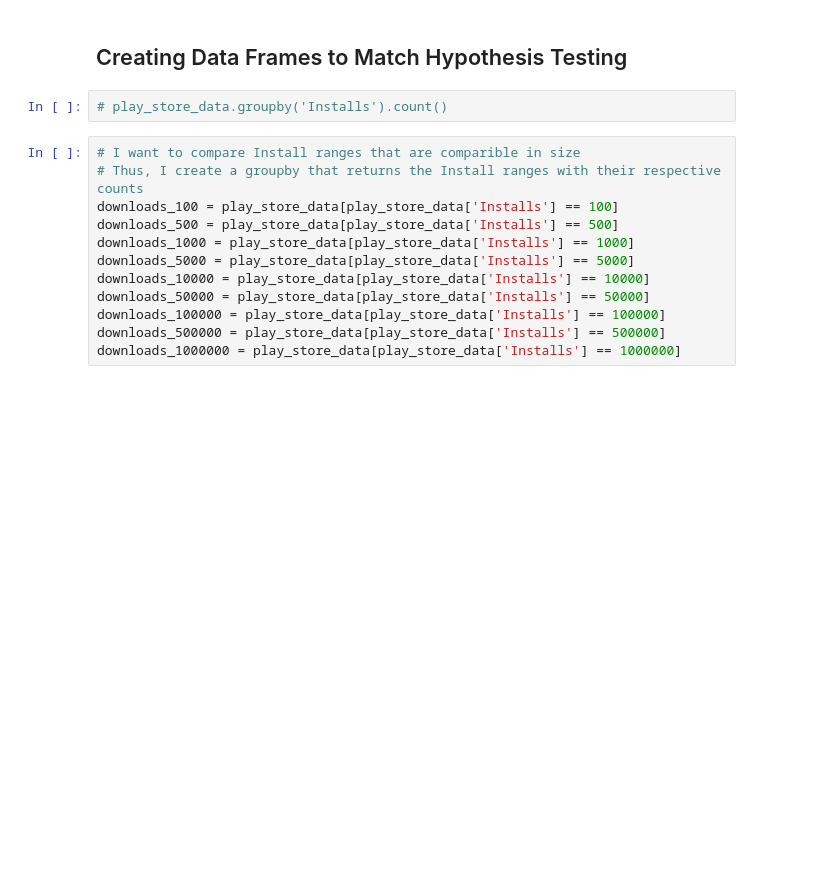
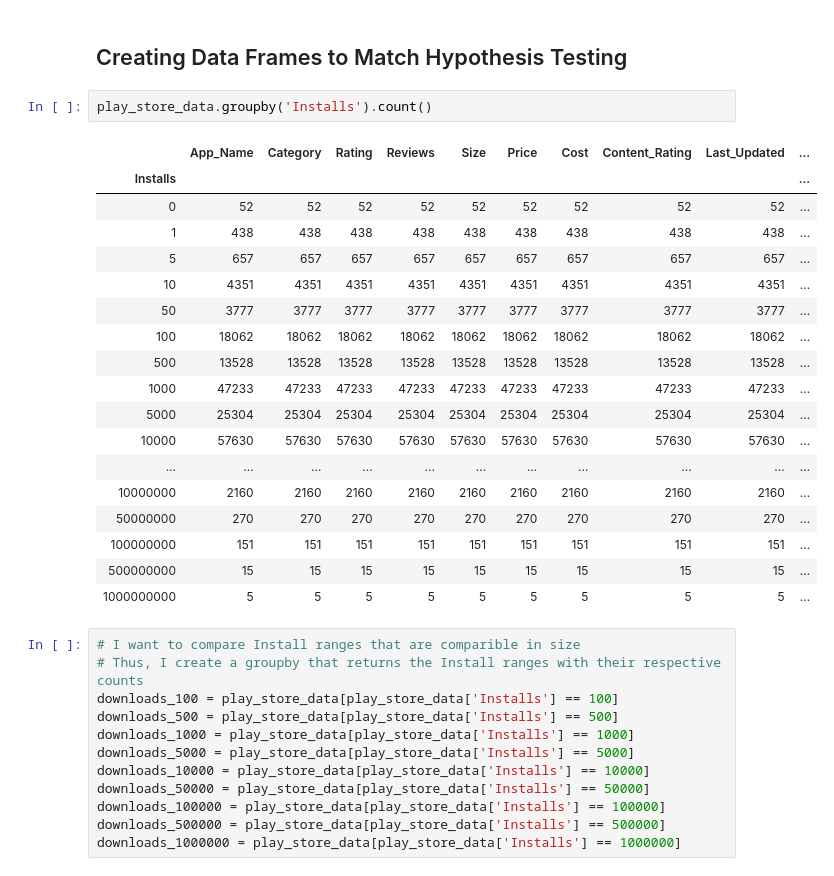
Before and after one commit to ZacharyVillarreal/Google-Play-Store-Download-Analysis, a Jupyter notebook: src/Hypothesis_Testing.ipynb, the cells around one changed output. Drawn from its saved outputs; the diff is of its cells as text; blank space fills up the shorter version.

```diff
--- a/src/Hypothesis_Testing.ipynb
+++ b/src/Hypothesis_Testing.ipynb
@@ -30,7 +30,26 @@ play_store_data.drop(play_store_data.columns[
 # %% [markdown]
 ## Creating Data Frames to Match Hypothesis Testing
 # %%
-# play_store_data.groupby('Installs').count()
+play_store_data.groupby('Installs').count()
+# %% [output]
+|  | App_Name | Category | Rating | Reviews | Size | Price | Cost | Content_Rating | Last_Updated | ... |
+| Installs |  |  |  |  |  |  |  |  |  | ... |
+| 0 | 52 | 52 | 52 | 52 | 52 | 52 | 52 | 52 | 52 | ... |
+| 1 | 438 | 438 | 438 | 438 | 438 | 438 | 438 | 438 | 438 | ... |
+| 5 | 657 | 657 | 657 | 657 | 657 | 657 | 657 | 657 | 657 | ... |
+| 10 | 4351 | 4351 | 4351 | 4351 | 4351 | 4351 | 4351 | 4351 | 4351 | ... |
+| 50 | 3777 | 3777 | 3777 | 3777 | 3777 | 3777 | 3777 | 3777 | 3777 | ... |
+| 100 | 18062 | 18062 | 18062 | 18062 | 18062 | 18062 | 18062 | 18062 | 18062 | ... |
+| 500 | 13528 | 13528 | 13528 | 13528 | 13528 | 13528 | 13528 | 13528 | 13528 | ... |
+| 1000 | 47233 | 47233 | 47233 | 47233 | 47233 | 47233 | 47233 | 47233 | 47233 | ... |
+| 5000 | 25304 | 25304 | 25304 | 25304 | 25304 | 25304 | 25304 | 25304 | 25304 | ... |
+| 10000 | 57630 | 57630 | 57630 | 57630 | 57630 | 57630 | 57630 | 57630 | 57630 | ... |
+| ... | ... | ... | ... | ... | ... | ... | ... | ... | ... | ... |
+| 10000000 | 2160 | 2160 | 2160 | 2160 | 2160 | 2160 | 2160 | 2160 | 2160 | ... |
+| 50000000 | 270 | 270 | 270 | 270 | 270 | 270 | 270 | 270 | 270 | ... |
+| 100000000 | 151 | 151 | 151 | 151 | 151 | 151 | 151 | 151 | 151 | ... |
+| 500000000 | 15 | 15 | 15 | 15 | 15 | 15 | 15 | 15 | 15 | ... |
+| 1000000000 | 5 | 5 | 5 | 5 | 5 | 5 | 5 | 5 | 5 | ... |
 # %%
 # I want to compare Install ranges that are comparible in size
 # Thus, I create a groupby that returns the Install ranges with their respective counts
```
Also changed, not shown: parts of 3 cells of this notebook, 2 other files.
